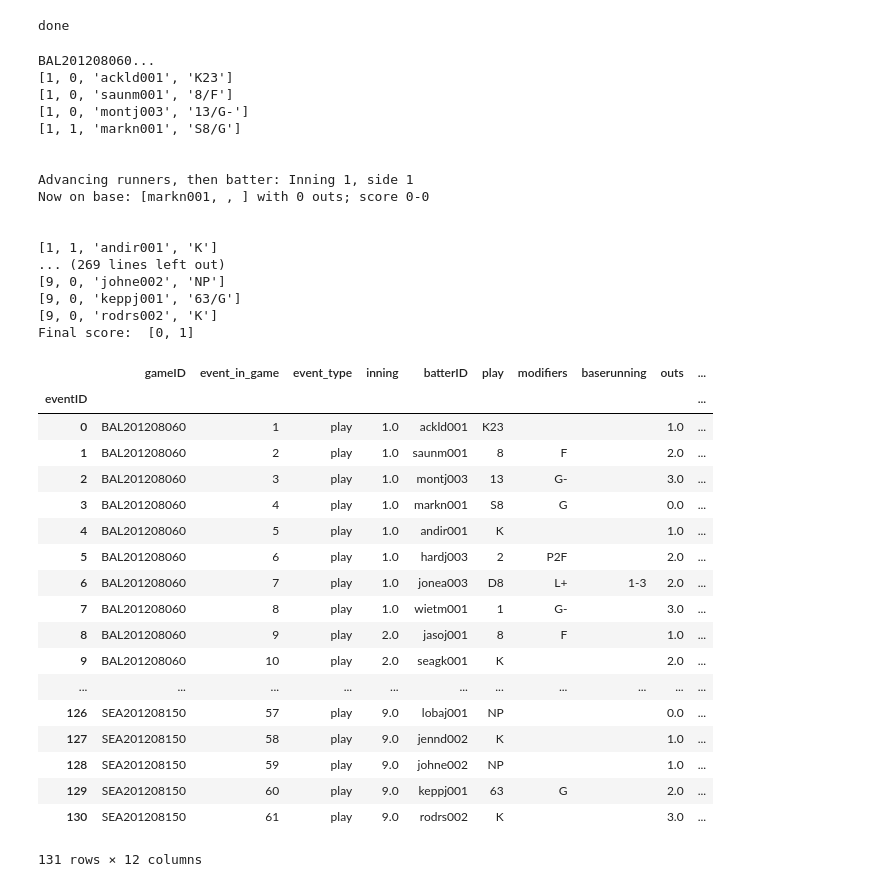
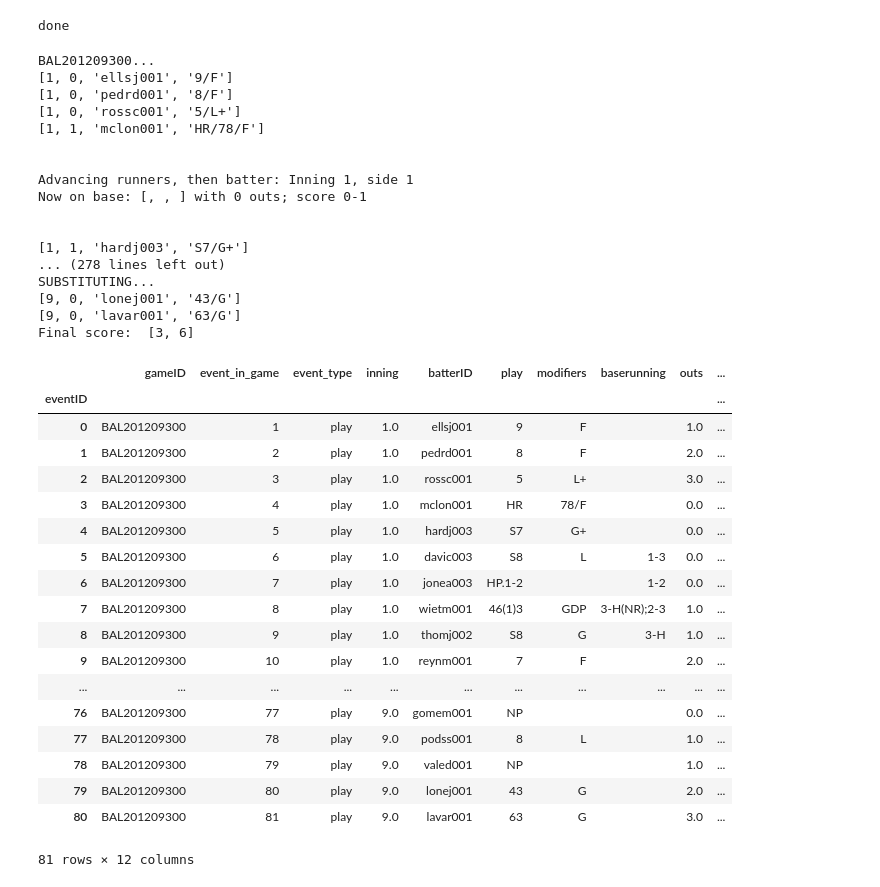
Before and after one commit to raddick/sportsball, a Jupyter notebook: mess_with_events_from_json.ipynb, the cells around one changed output. Saved outputs shown, nothing was run; the diff lists cells and outputs as text; code cells hidden in the pictures.

Commit message:
Pinch runner substitutions working

```diff
--- a/mess_with_events_from_json.ipynb
+++ b/mess_with_events_from_json.ipynb
@@ -26,14 +26,15 @@ print('done')
 ok
 done
 # %%
-#allgames_df.sample(10).index
-#mygames = ['NYN201204100']
-mygames = ['BAL201208060']
-mygames += ['SEA201208150']
-
 #mygames = ['NY1193809221']
 
-#mygames += ['BAL201208300', 'BAL201209300', 'BAL201304210']
+#mygames = ['BAL201208060']
+#mygames += ['SEA201208150']
+#mygames += ['BAL201208300']
+mygames = ['BAL201209300']
+
+
+#mygames += ['BAL201304210']
 #mygames += ['BAL201305170', 'BAL201405010', 'BAL201406130', 'BAL201406250', 'MIA201407030', 'PIT201605180']
 #mygames += ['SDN201606150', 'WAS201607200', 'BAL201608180']
 
@@ -333,8 +369,11 @@ for thisgameID,thisrow in allgames_df.iterrows():
 
 #    If we need to switch the sub side.
 #    thisgame_df['home_or_visitor'] = numpy.where(thisgame_df['event_type'] == 'sub', 1 - thisgame_df['home_or_visitor'], thisgame_df['home_or_visitor'])
+#    print('STARTERS:')
+#    print(playing_df)
 
     for ing in theseinnings:
+
         for side in range(0,2):                           # iter through each half-inning
             halfinn = thisgame_df[(thisgame_df['inning'] == ing) & (thisgame_df['home_or_visitor'] == side)]
             onbase = ['', '', '']
@@ -345,7 +384,7 @@ for thisgameID,thisrow in allgames_df.iterrows():
 
                 if (thisevent['event_type'] == 'sub'):
                     thisyear = this_info_df['date'].apply(lambda x: x.year)
-                    playing_df = make_substitution(playing_df, roster_df, thisevent, this_info_df)
+                    (playing_df, onbase) = make_substitution(playing_df, roster_df, thisevent, this_info_df, onbase)
                 else:
                     print(thisevent[['inning', 'home_or_visitor', 'batterID', 'event']].tolist())
                     thisevent['visiting_team'] = this_info_df['visteam'].tolist()[0]
@@ -387,7 +426,7 @@ for thisgameID,thisrow in allgames_df.iterrows():
                         nOuts = nOuts + 1
 
                     # If the play is a hit, advance baserunners with fcn advance_runners(evnt, basers, oots, scr, teem):
-                    if (re.match(r'[S|D|T|H|W|I|E|F]',thisevent['play'])):
+                    if (re.match(r'[S|D|T|H|W|I|E|F|C]',thisevent['play'])):
                         (thisevent, onbase, nOuts, score) = advance_batter(
                             thisevent,
                             onbase,
@@ -409,59 +448,59 @@ for thisgameID,thisrow in allgames_df.iterrows():
     game_events_df = game_events_df[game_events_df['event_type'] == 'play']
     game_events_df = game_events_df.reset_index()
     game_events_df.index.name = 'event_in_game'
 
     events_df = pandas.concat((events_df, game_events_df), axis=0)
 
 display_order = ['gameID', 'event_in_game', 'event_type', 'inning', 'batterID']
 display_order += ['play', 'modifiers', 'baserunning', 'outs']
 display_order += ['runner1b', 'runner2b', 'runner3b']
 
 #events_df = events_df.fillna('')
 
 events_df = events_df.reset_index()
 
 events_df['event_in_game'] = events_df['event_in_game'] + 1  # make it a 1-based counter
 events_df.index.name = 'eventID'
 
 events_df.sort_values('gameID')
 events_df = events_df[display_order]
 print('Final score: ',score)
 #events_df[events_df['event_type'] == 'play']
 events_df
 # %% [output]
-BAL201208060...
-[1, 0, 'ackld001', 'K23']
-[1, 0, 'saunm001', '8/F']
-[1, 0, 'montj003', '13/G-']
-[1, 1, 'markn001', 'S8/G']
+BAL201209300...
+[1, 0, 'ellsj001', '9/F']
+[1, 0, 'pedrd001', '8/F']
+[1, 0, 'rossc001', '5/L+']
+[1, 1, 'mclon001', 'HR/78/F']
 
 
 Advancing runners, then batter: Inning 1, side 1
-Now on base: [markn001, , ] with 0 outs; score 0-0
+Now on base: [, , ] with 0 outs; score 0-1
 
 
-[1, 1, 'andir001', 'K']
-... (269 lines left out)
-[9, 0, 'johne002', 'NP']
-[9, 0, 'keppj001', '63/G']
-[9, 0, 'rodrs002', 'K']
-Final score:  [0, 1]
+[1, 1, 'hardj003', 'S7/G+']
+... (278 lines left out)
+SUBSTITUTING...
+[9, 0, 'lonej001', '43/G']
+[9, 0, 'lavar001', '63/G']
+Final score:  [3, 6]
 |  | gameID | event_in_game | event_type | inning | batterID | play | modifiers | baserunning | outs | ... |
 | eventID |  |  |  |  |  |  |  |  |  | ... |
-| 0 | BAL201208060 | 1 | play | 1.0 | ackld001 | K23 |  |  | 1.0 | ... |
-| 1 | BAL201208060 | 2 | play | 1.0 | saunm001 | 8 | F |  | 2.0 | ... |
-| 2 | BAL201208060 | 3 | play | 1.0 | montj003 | 13 | G- |  | 3.0 | ... |
-| 3 | BAL201208060 | 4 | play | 1.0 | markn001 | S8 | G |  | 0.0 | ... |
-| 4 | BAL201208060 | 5 | play | 1.0 | andir001 | K |  |  | 1.0 | ... |
-| 5 | BAL201208060 | 6 | play | 1.0 | hardj003 | 2 | P2F |  | 2.0 | ... |
-| 6 | BAL201208060 | 7 | play | 1.0 | jonea003 | D8 | L+ | 1-3 | 2.0 | ... |
-| 7 | BAL201208060 | 8 | play | 1.0 | wietm001 | 1 | G- |  | 3.0 | ... |
-| 8 | BAL201208060 | 9 | play | 2.0 | jasoj001 | 8 | F |  | 1.0 | ... |
-| 9 | BAL201208060 | 10 | play | 2.0 | seagk001 | K |  |  | 2.0 | ... |
+| 0 | BAL201209300 | 1 | play | 1.0 | ellsj001 | 9 | F |  | 1.0 | ... |
+| 1 | BAL201209300 | 2 | play | 1.0 | pedrd001 | 8 | F |  | 2.0 | ... |
+| 2 | BAL201209300 | 3 | play | 1.0 | rossc001 | 5 | L+ |  | 3.0 | ... |
+| 3 | BAL201209300 | 4 | play | 1.0 | mclon001 | HR | 78/F |  | 0.0 | ... |
+| 4 | BAL201209300 | 5 | play | 1.0 | hardj003 | S7 | G+ |  | 0.0 | ... |
+| 5 | BAL201209300 | 6 | play | 1.0 | davic003 | S8 | L | 1-3 | 0.0 | ... |
+| 6 | BAL201209300 | 7 | play | 1.0 | jonea003 | HP.1-2 |  | 1-2 | 0.0 | ... |
+| 7 | BAL201209300 | 8 | play | 1.0 | wietm001 | 46(1)3 | GDP | 3-H(NR);2-3 | 1.0 | ... |
+| 8 | BAL201209300 | 9 | play | 1.0 | thomj002 | S8 | G | 3-H | 1.0 | ... |
+| 9 | BAL201209300 | 10 | play | 1.0 | reynm001 | 7 | F |  | 2.0 | ... |
 | ... | ... | ... | ... | ... | ... | ... | ... | ... | ... | ... |
-| 126 | SEA201208150 | 57 | play | 9.0 | lobaj001 | NP |  |  | 0.0 | ... |
-| 127 | SEA201208150 | 58 | play | 9.0 | jennd002 | K |  |  | 1.0 | ... |
-| 128 | SEA201208150 | 59 | play | 9.0 | johne002 | NP |  |  | 1.0 | ... |
-| 129 | SEA201208150 | 60 | play | 9.0 | keppj001 | 63 | G |  | 2.0 | ... |
-| 130 | SEA201208150 | 61 | play | 9.0 | rodrs002 | K |  |  | 3.0 | ... |
+| 76 | BAL201209300 | 77 | play | 9.0 | gomem001 | NP |  |  | 0.0 | ... |
+| 77 | BAL201209300 | 78 | play | 9.0 | podss001 | 8 | L |  | 1.0 | ... |
+| 78 | BAL201209300 | 79 | play | 9.0 | valed001 | NP |  |  | 1.0 | ... |
+| 79 | BAL201209300 | 80 | play | 9.0 | lonej001 | 43 | G |  | 2.0 | ... |
+| 80 | BAL201209300 | 81 | play | 9.0 | lavar001 | 63 | G |  | 3.0 | ... |
-131 rows × 12 columns
+81 rows × 12 columns
```
Also changed, not shown: parts of 1 cell of this notebook.
